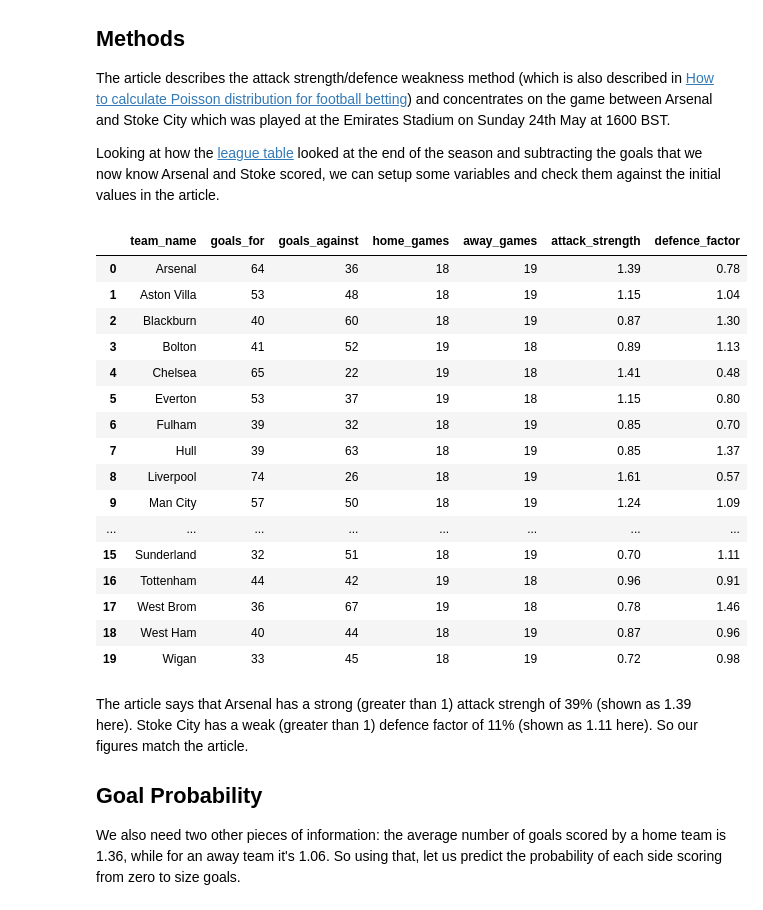
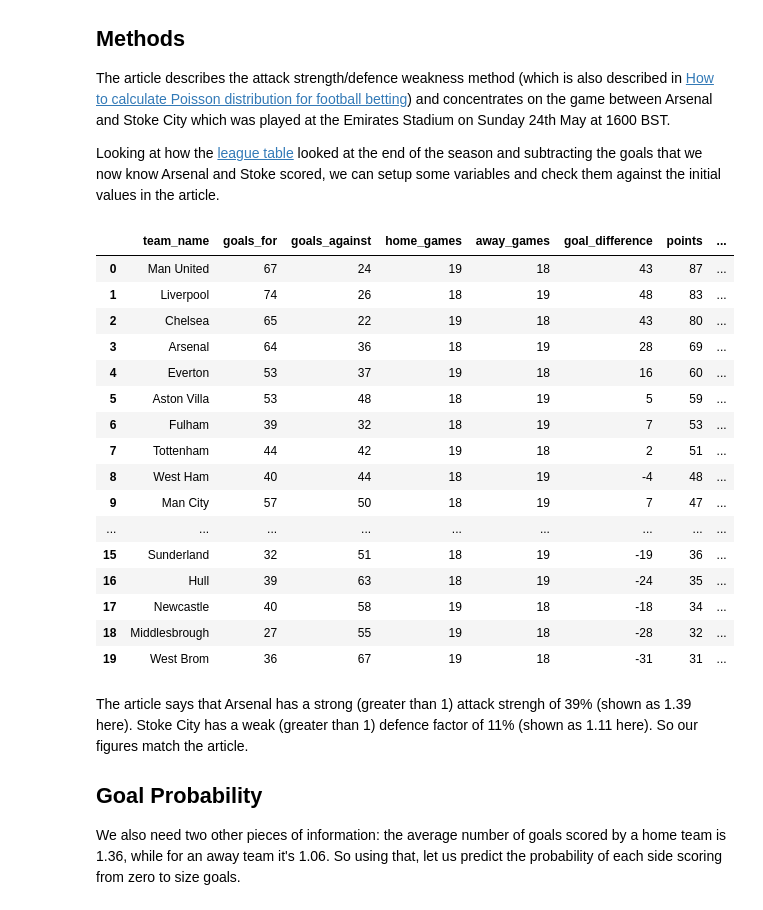
Before and after one commit to FootyStats/footy, a Jupyter notebook: background.ipynb, the cells around one changed output. Cells and saved outputs as stored; diff of their text form; code cells hidden in the pictures.

```diff
--- a/background.ipynb
+++ b/background.ipynb
@@ -31,50 +31,50 @@ looked at the end of the season and subtracting the goals that we now know Arsen
 # %%
 import numpy as np
 
 import footy
 
 f = footy.Footy()
 
-f.add_team('Arsenal', 64, 36, 18, 19)
-f.add_team('Aston Villa', 53, 48, 18, 19)
-f.add_team('Blackburn', 40, 60, 18, 19)
-f.add_team('Bolton', 41, 52, 19, 18)
-f.add_team('Chelsea', 65, 22, 19, 18)
-f.add_team('Everton', 53, 37, 19, 18)
-f.add_team('Fulham', 39, 32, 18, 19)
-f.add_team('Hull', 39, 63, 18, 19)
-f.add_team('Liverpool', 74, 26, 18, 19)
-f.add_team('Man City', 57, 50, 18, 19)
-f.add_team('Man United', 67, 24, 19, 18)
-f.add_team('Middlesbrough', 27, 55, 19, 18)
-f.add_team('Newcastle', 40, 58, 19, 18)
-f.add_team('Portsmouth', 38, 56, 19, 18)
-f.add_team('Stoke', 37, 51, 19, 18)
-f.add_team('Sunderland', 32, 51, 18, 19)
-f.add_team('Tottenham', 44, 42, 19, 18)
-f.add_team('West Brom', 36, 67, 19, 18)
-f.add_team('West Ham', 40, 44, 18, 19)
-f.add_team('Wigan', 33, 45, 18, 19)
+f.add_team('Arsenal', 64, 36, 18, 19, 69)
+f.add_team('Aston Villa', 53, 48, 18, 19, 59)
+f.add_team('Blackburn', 40, 60, 18, 19, 40)
+f.add_team('Bolton', 41, 52, 19, 18, 41)
+f.add_team('Chelsea', 65, 22, 19, 18, 80)
+f.add_team('Everton', 53, 37, 19, 18, 60)
+f.add_team('Fulham', 39, 32, 18, 19, 53)
+f.add_team('Hull', 39, 63, 18, 19, 35)
+f.add_team('Liverpool', 74, 26, 18, 19, 83)
+f.add_team('Man City', 57, 50, 18, 19, 47)
+f.add_team('Man United', 67, 24, 19, 18, 87)
+f.add_team('Middlesbrough', 27, 55, 19, 18, 32)
+f.add_team('Newcastle', 40, 58, 19, 18, 34)
+f.add_team('Portsmouth', 38, 56, 19, 18, 41)
+f.add_team('Stoke', 37, 51, 19, 18, 45)
+f.add_team('Sunderland', 32, 51, 18, 19, 36)
+f.add_team('Tottenham', 44, 42, 19, 18, 51)
+f.add_team('West Brom', 36, 67, 19, 18, 31)
+f.add_team('West Ham', 40, 44, 18, 19, 48)
+f.add_team('Wigan', 33, 45, 18, 19, 42)
 
 f.dataframe()
 # %% [output]
-|  | team_name | goals_for | goals_against | home_games | away_games | attack_strength | defence_factor |
-| 0 | Arsenal | 64 | 36 | 18 | 19 | 1.39 | 0.78 |
-| 1 | Aston Villa | 53 | 48 | 18 | 19 | 1.15 | 1.04 |
-| 2 | Blackburn | 40 | 60 | 18 | 19 | 0.87 | 1.30 |
-| 3 | Bolton | 41 | 52 | 19 | 18 | 0.89 | 1.13 |
-| 4 | Chelsea | 65 | 22 | 19 | 18 | 1.41 | 0.48 |
-| 5 | Everton | 53 | 37 | 19 | 18 | 1.15 | 0.80 |
-| 6 | Fulham | 39 | 32 | 18 | 19 | 0.85 | 0.70 |
-| 7 | Hull | 39 | 63 | 18 | 19 | 0.85 | 1.37 |
-| 8 | Liverpool | 74 | 26 | 18 | 19 | 1.61 | 0.57 |
-| 9 | Man City | 57 | 50 | 18 | 19 | 1.24 | 1.09 |
-| ... | ... | ... | ... | ... | ... | ... | ... |
-| 15 | Sunderland | 32 | 51 | 18 | 19 | 0.70 | 1.11 |
-| 16 | Tottenham | 44 | 42 | 19 | 18 | 0.96 | 0.91 |
-| 17 | West Brom | 36 | 67 | 19 | 18 | 0.78 | 1.46 |
-| 18 | West Ham | 40 | 44 | 18 | 19 | 0.87 | 0.96 |
-| 19 | Wigan | 33 | 45 | 18 | 19 | 0.72 | 0.98 |
+|  | team_name | goals_for | goals_against | home_games | away_games | goal_difference | points | ... |
+| 0 | Man United | 67 | 24 | 19 | 18 | 43 | 87 | ... |
+| 1 | Liverpool | 74 | 26 | 18 | 19 | 48 | 83 | ... |
+| 2 | Chelsea | 65 | 22 | 19 | 18 | 43 | 80 | ... |
+| 3 | Arsenal | 64 | 36 | 18 | 19 | 28 | 69 | ... |
+| 4 | Everton | 53 | 37 | 19 | 18 | 16 | 60 | ... |
+| 5 | Aston Villa | 53 | 48 | 18 | 19 | 5 | 59 | ... |
+| 6 | Fulham | 39 | 32 | 18 | 19 | 7 | 53 | ... |
+| 7 | Tottenham | 44 | 42 | 19 | 18 | 2 | 51 | ... |
+| 8 | West Ham | 40 | 44 | 18 | 19 | -4 | 48 | ... |
+| 9 | Man City | 57 | 50 | 18 | 19 | 7 | 47 | ... |
+| ... | ... | ... | ... | ... | ... | ... | ... | ... |
+| 15 | Sunderland | 32 | 51 | 18 | 19 | -19 | 36 | ... |
+| 16 | Hull | 39 | 63 | 18 | 19 | -24 | 35 | ... |
+| 17 | Newcastle | 40 | 58 | 19 | 18 | -18 | 34 | ... |
+| 18 | Middlesbrough | 27 | 55 | 19 | 18 | -28 | 32 | ... |
+| 19 | West Brom | 36 | 67 | 19 | 18 | -31 | 31 | ... |
 # %% [markdown]
 The article says that Arsenal has a strong (greater than 1) attack strengh of 39% (shown as 1.39 here). Stoke City has a weak (greater than 1) defence factor of 11% (shown as 1.11 here). So our figures match the article.
 
```
Also changed, not shown: parts of 1 cell of this notebook, 3 other files.
